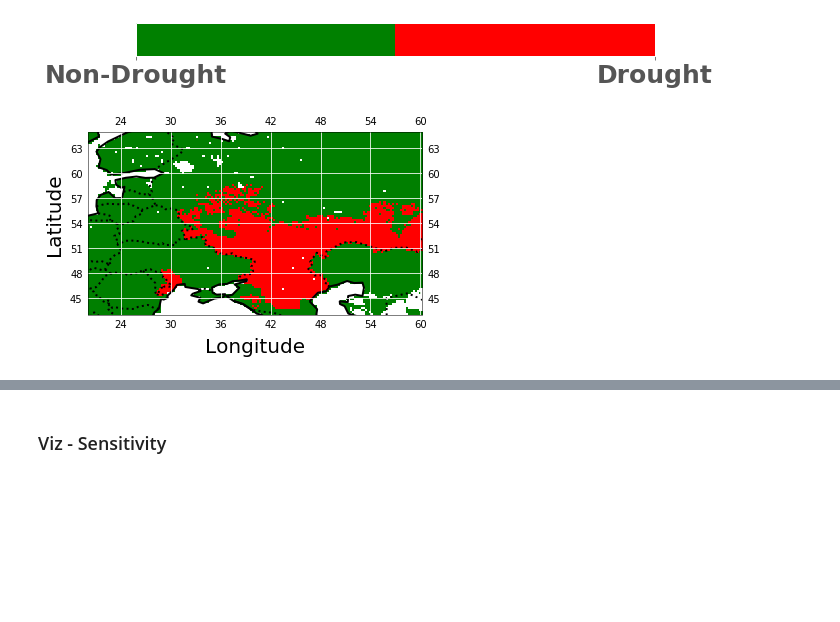
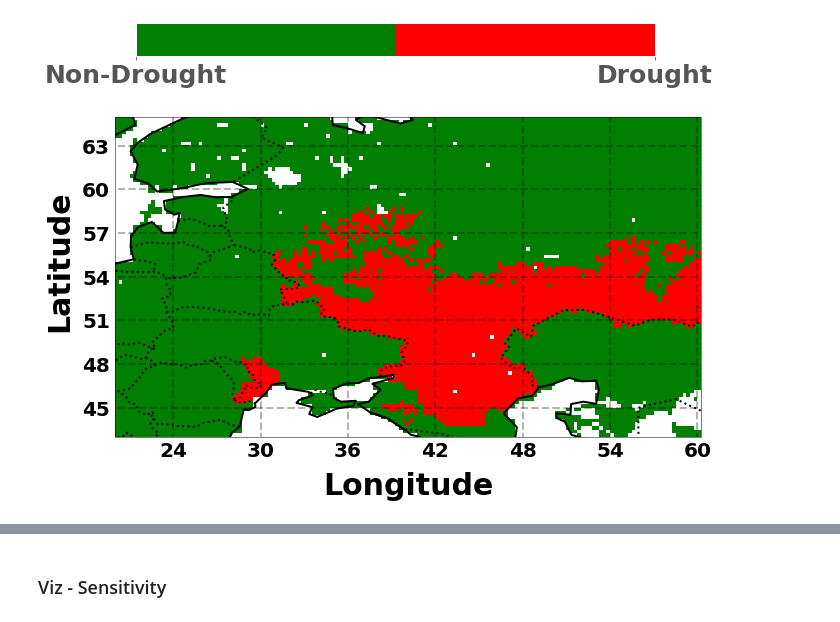
Before and after one commit to IPL-UV/sakame, a Jupyter notebook: notebooks/classification/esdc_app/1.0_walkthrough.ipynb, the cells around one changed output, grey strips where cells are left out. Saved outputs shown, nothing was run; the diff lists cells and outputs as text; code cells hidden in the pictures; blank space fills up the shorter version.

```diff
--- a/notebooks/classification/esdc_app/1.0_walkthrough.ipynb
+++ b/notebooks/classification/esdc_app/1.0_walkthrough.ipynb
@@ -721,5 +656,7 @@ weighted avg       0.86      0.86      0.86     36358
 # %% [markdown]
 ### Visualization
+# %%
+FIG_PATH = "/home/emmanuel/projects/2019_sakame/reports/figures/esdc/classification/"
 # %% [markdown]
 ### Viz - Classification Results
 # %% [markdown]
@@ -753,42 +688,57 @@ cbar_kwargs = {
     'label':'Labels',
     "fraction": 0.025,
     "pad": 0.09,
     "cmap": cmap,
     "ticks": [0, 1],
 #     "xticklabels": ["Drought", "Not Drought"]
 }
 
 fig = plt.figure()
 ax = fig.add_subplot(111, projection=ccrs.PlateCarree(), aspect='auto')
 pts = xr_results.Labels.mean(dim='time').plot.imshow(
     ax=ax,
     transform=cartopy.crs.PlateCarree(),
     add_colorbar=False,
     cmap=cmap
 )
 # cb = plt.colorbar(pts, orientation="horizontal", fraction=0.065, pad=0.25, ticks=[0, 1])
 # cb.set_label(label='Labels', size='large', weight='bold', )
 # cb.ax.tick_params(labelsize='large')
 # cb.ax.set_yticks([0, 1])
 # cb.ax.set_xticklabels(["Not-Drought", "Drought"])
 
 ax.add_feature(cartopy.feature.BORDERS, linestyle=":", linewidth=2, )
 ax.set_title('')
 
 ax.coastlines(linewidth=2)
-ax.gridlines(draw_labels=True)
+
+# Grid Lines
+gl = ax.gridlines(
+    draw_labels=True,
+    linewidth=2,
+    color='black',
+    alpha=0.3,
+    linestyle='--'
+)
+gl.xlabels_top = False
+gl.ylabels_right = False
+gl.xlabel_style = {'size': 20, 'color': 'black', 'weight': 'bold'}
+gl.ylabel_style = {'size': 20, 'color': 'black', 'weight': 'bold'}
+
 ax.text(-0.07, 0.55, 'Latitude', va='bottom', ha='center',
-        rotation='vertical', rotation_mode='anchor', fontsize=20,
-        transform=ax.transAxes)
-ax.text(0.5, -0.23, 'Longitude', va='bottom', ha='center',
-        rotation='horizontal', rotation_mode='anchor', fontsize=20,
-        transform=ax.transAxes)
+        rotation='vertical', rotation_mode='anchor', fontsize=30,
+        transform=ax.transAxes, weight='bold')
+ax.text(0.5, -0.20, 'Longitude', va='bottom', ha='center',
+        rotation='horizontal', rotation_mode='anchor', fontsize=30,
+        transform=ax.transAxes, weight='bold')
 plt.tight_layout()
+fig.set_size_inches(10.5, 10.5)
+save_name = "ee_svm_labels.png"
+fig.savefig(FIG_PATH + save_name, transparent=True, dpi=100, bbox_inches = 'tight')
 
-save_name = "ee_svm_labels.png"
-fig.savefig(SAVE_PATH + save_name, transparent=True, dpi=100, bbox_inches = None)
+plt.show()
 # %% [output]
-[figure, old version]
+[figure, new version]
 # %%
 from matplotlib.colors import ListedColormap, LinearSegmentedColormap
 import matplotlib
```
Also changed, not shown: parts of 53 cells of this notebook, 9 other files.
